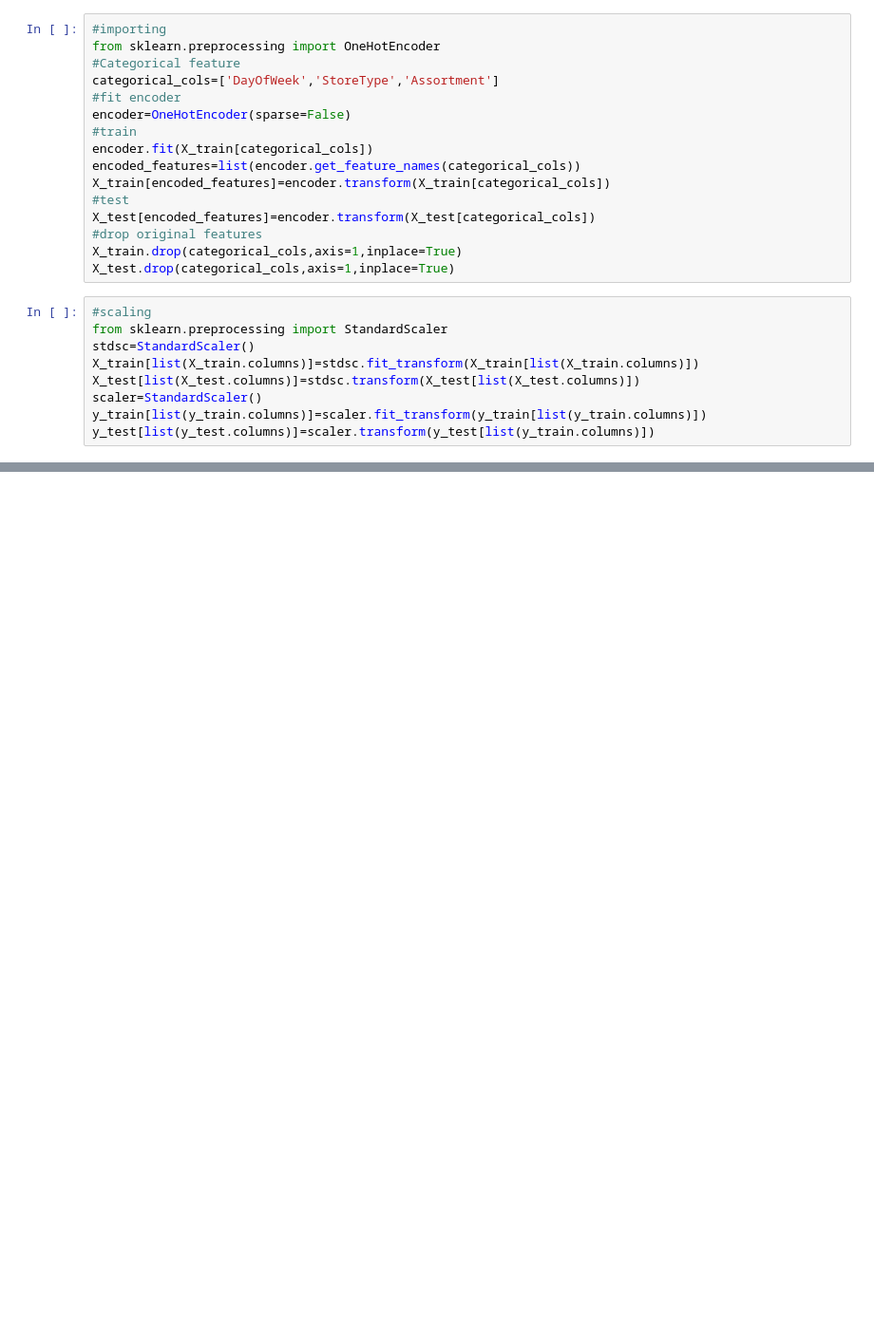
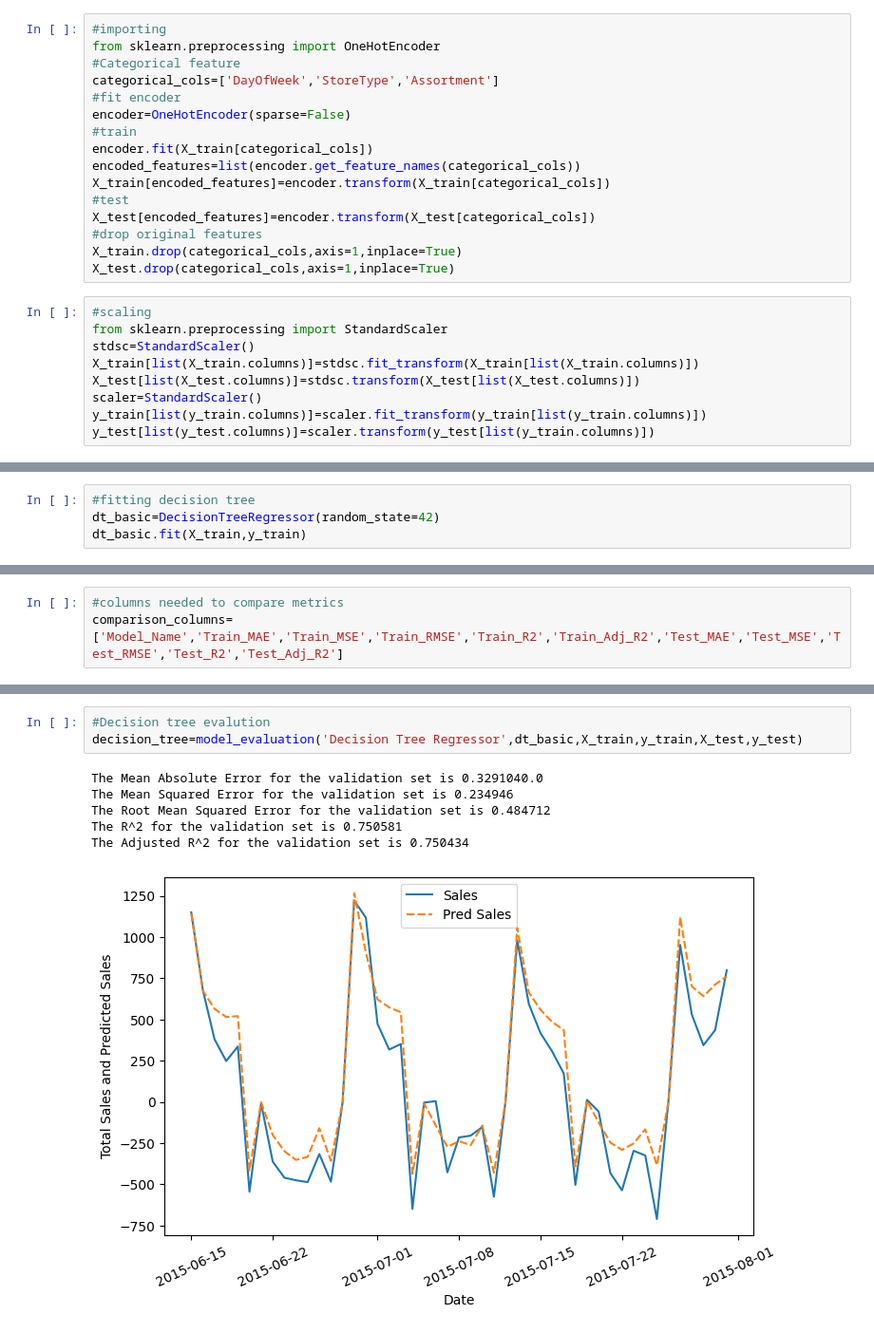
Before and after one commit to ambika1us/Retail_Sales_Prediction, a Jupyter notebook: Retail_Sales_Prediction.ipynb, the cells around one changed output, grey strips where cells are left out. Shown at 95% size. Saved outputs shown, nothing was run; the diff lists cells and outputs as text; blank space fills up the shorter version.

```diff
--- a/Retail_Sales_Prediction.ipynb
+++ b/Retail_Sales_Prediction.ipynb
@@ -806,0 +817,4 @@ y_test[list(y_test.columns)]=scaler.transform(y_test[list(y_train.columns)])
+# %%
+#fitting decision tree
+dt_basic=DecisionTreeRegressor(random_state=42)
+dt_basic.fit(X_train,y_train)
@@ -806,0 +823,3 @@ y_test[list(y_test.columns)]=scaler.transform(y_test[list(y_train.columns)])
+# %%
+#columns needed to compare metrics
+comparison_columns=['Model_Name','Train_MAE','Train_MSE','Train_RMSE','Train_R2','Train_Adj_R2','Test_MAE','Test_MSE','Test_RMSE','Test_R2','Test_Adj_R2']
@@ -806,0 +880,10 @@ y_test[list(y_test.columns)]=scaler.transform(y_test[list(y_train.columns)])
+# %%
+#Decision tree evalution
+decision_tree=model_evaluation('Decision Tree Regressor',dt_basic,X_train,y_train,X_test,y_test)
+# %% [output]
+The Mean Absolute Error for the validation set is 0.3291040.0
+The Mean Squared Error for the validation set is 0.234946
+The Root Mean Squared Error for the validation set is 0.484712
+The R^2 for the validation set is 0.750581
+The Adjusted R^2 for the validation set is 0.750434
+[figure, added]
```
Also changed, not shown: parts of 6 cells of this notebook.
